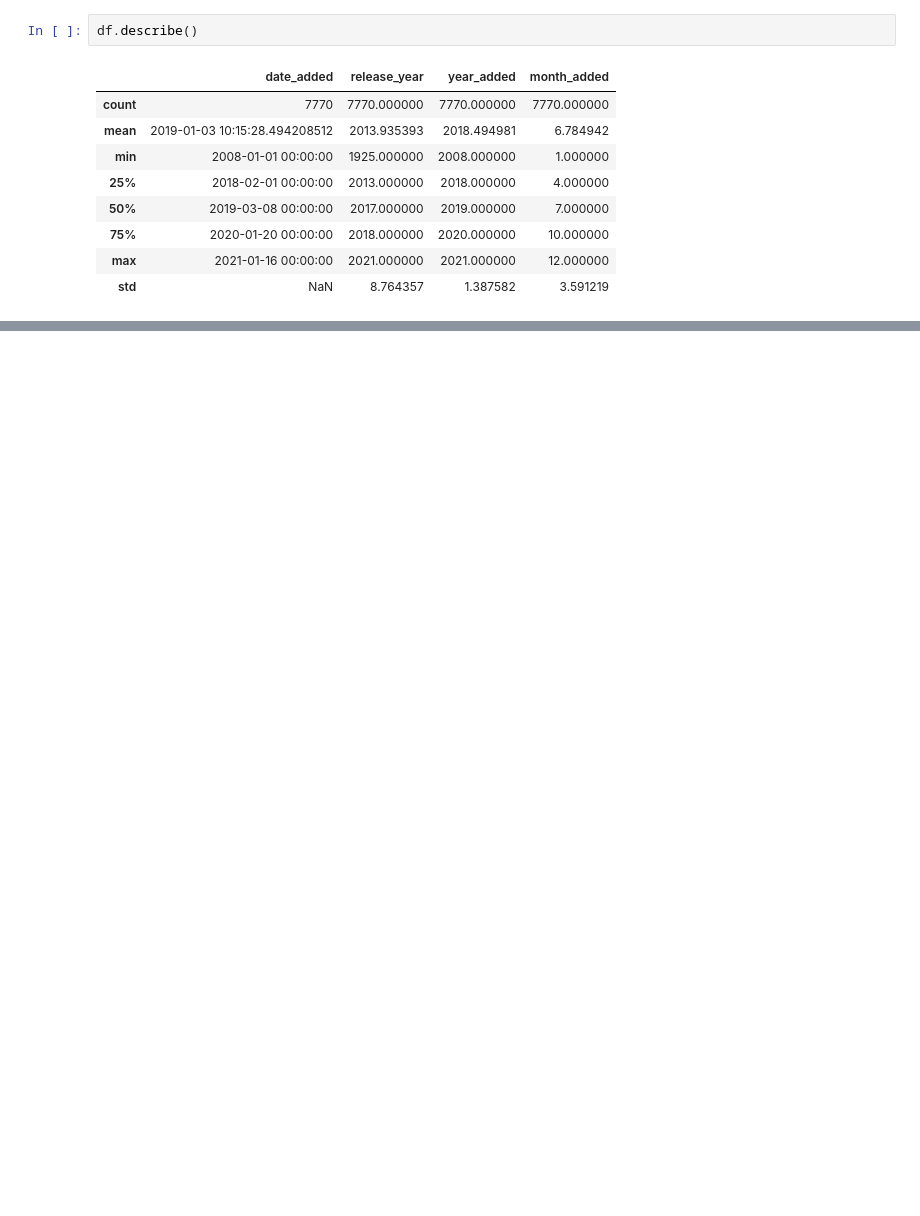
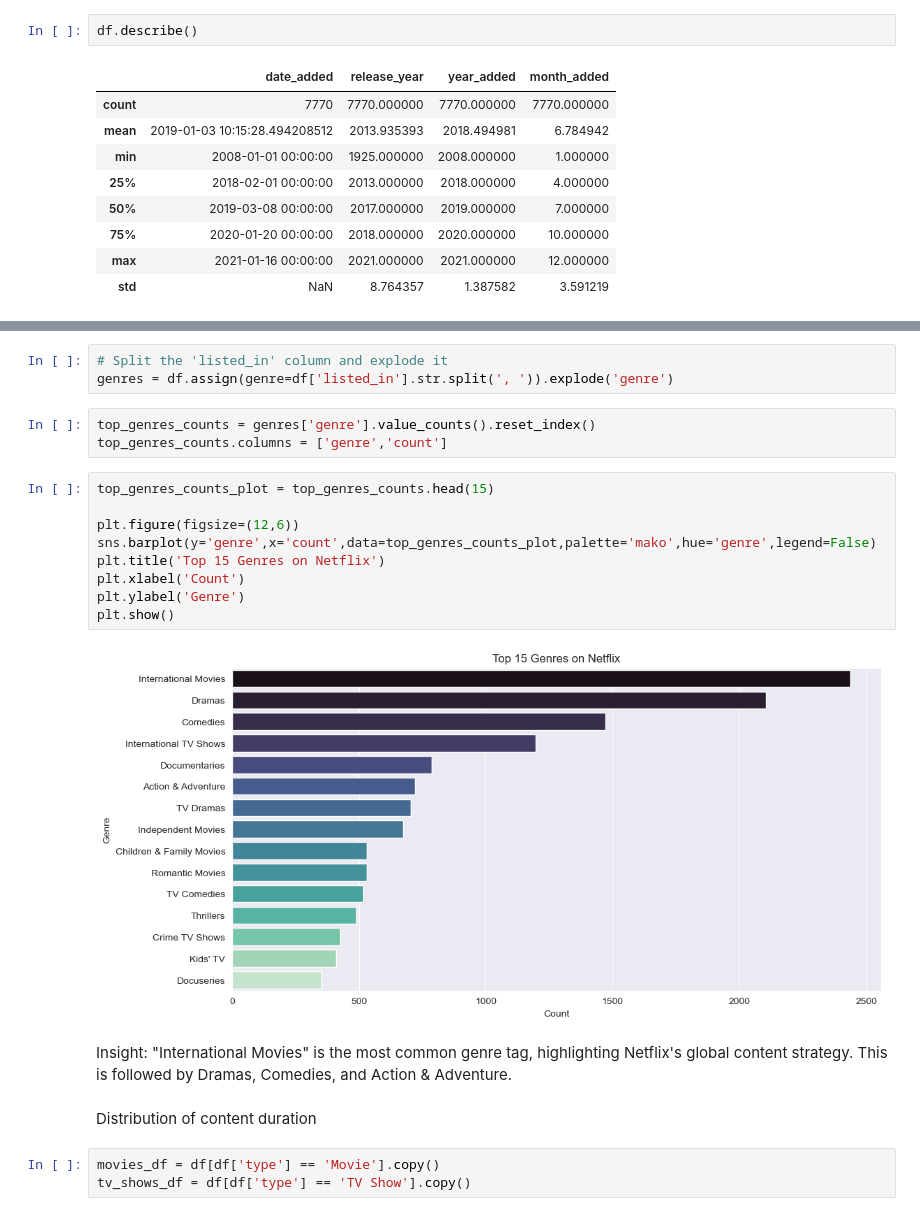
Before and after one commit to manshagupta217/Netflix-Content-Strategy-Analysis, a Jupyter notebook: notebooks/Netflix_Analysis.ipynb, the cells around one changed output, grey strips where cells are left out. Drawn from its saved outputs; the diff is of its cells as text; blank space fills up the shorter version.

```diff
--- a/notebooks/Netflix_Analysis.ipynb
+++ b/notebooks/Netflix_Analysis.ipynb
@@ -203,0 +262,24 @@ df.describe()
+# %%
+# Split the 'listed_in' column and explode it
+genres = df.assign(genre=df['listed_in'].str.split(', ')).explode('genre')
+# %%
+top_genres_counts = genres['genre'].value_counts().reset_index()
+top_genres_counts.columns = ['genre','count']
+# %%
+top_genres_counts_plot = top_genres_counts.head(15)
+
+plt.figure(figsize=(12,6))
+sns.barplot(y='genre',x='count',data=top_genres_counts_plot,palette='mako',hue='genre',legend=False)
+plt.title('Top 15 Genres on Netflix')
+plt.xlabel('Count')
+plt.ylabel('Genre')
+plt.show()
+# %% [output]
+[figure, added]
+# %% [markdown]
+Insight: "International Movies" is the most common genre tag, highlighting Netflix's global content strategy. This is followed by Dramas, Comedies, and Action & Adventure.
+# %% [markdown]
+Distribution of content duration
+# %%
+movies_df = df[df['type'] == 'Movie'].copy()
+tv_shows_df = df[df['type'] == 'TV Show'].copy()
```
Also changed, not shown: parts of 21 cells of this notebook.
